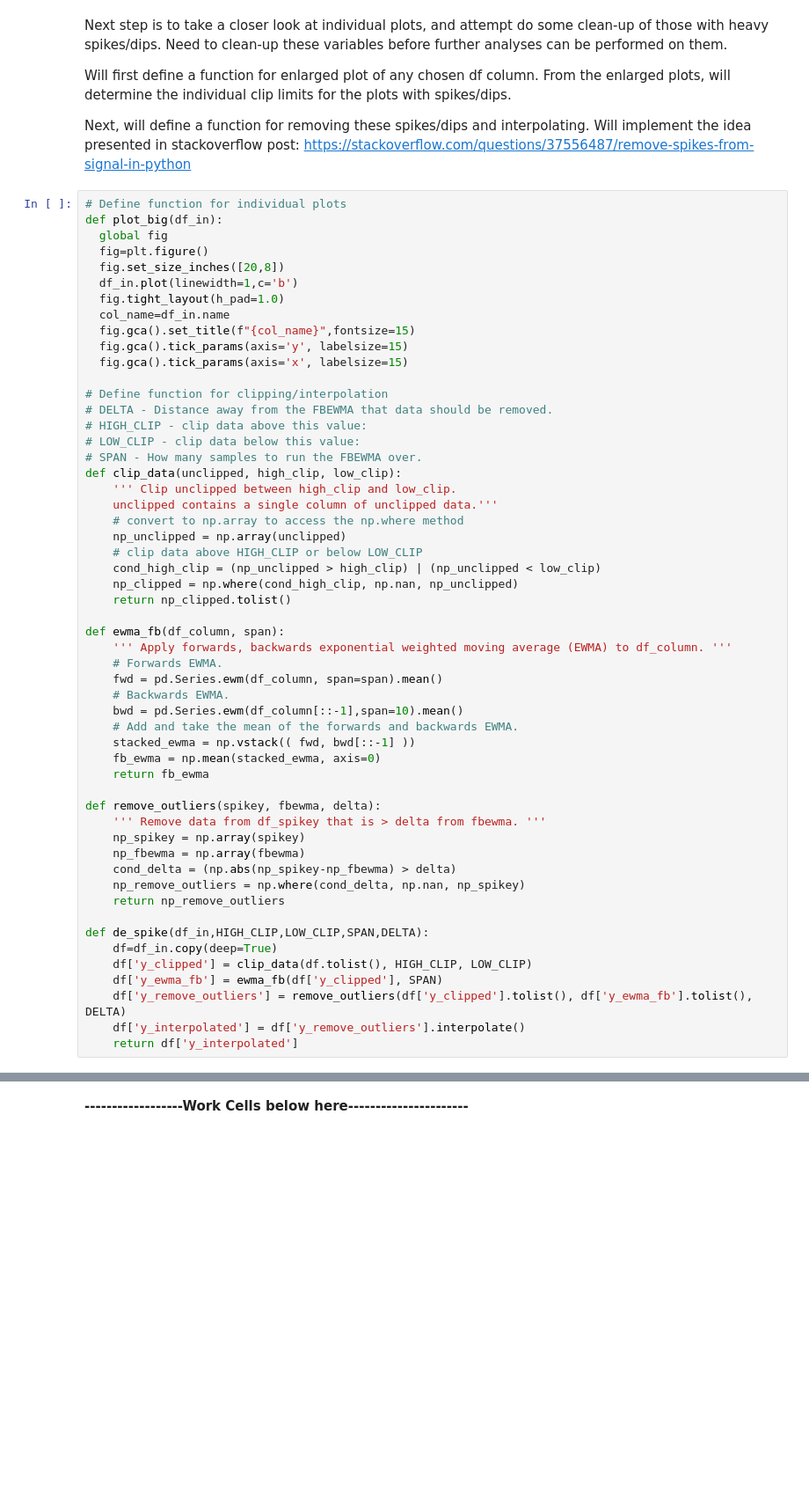
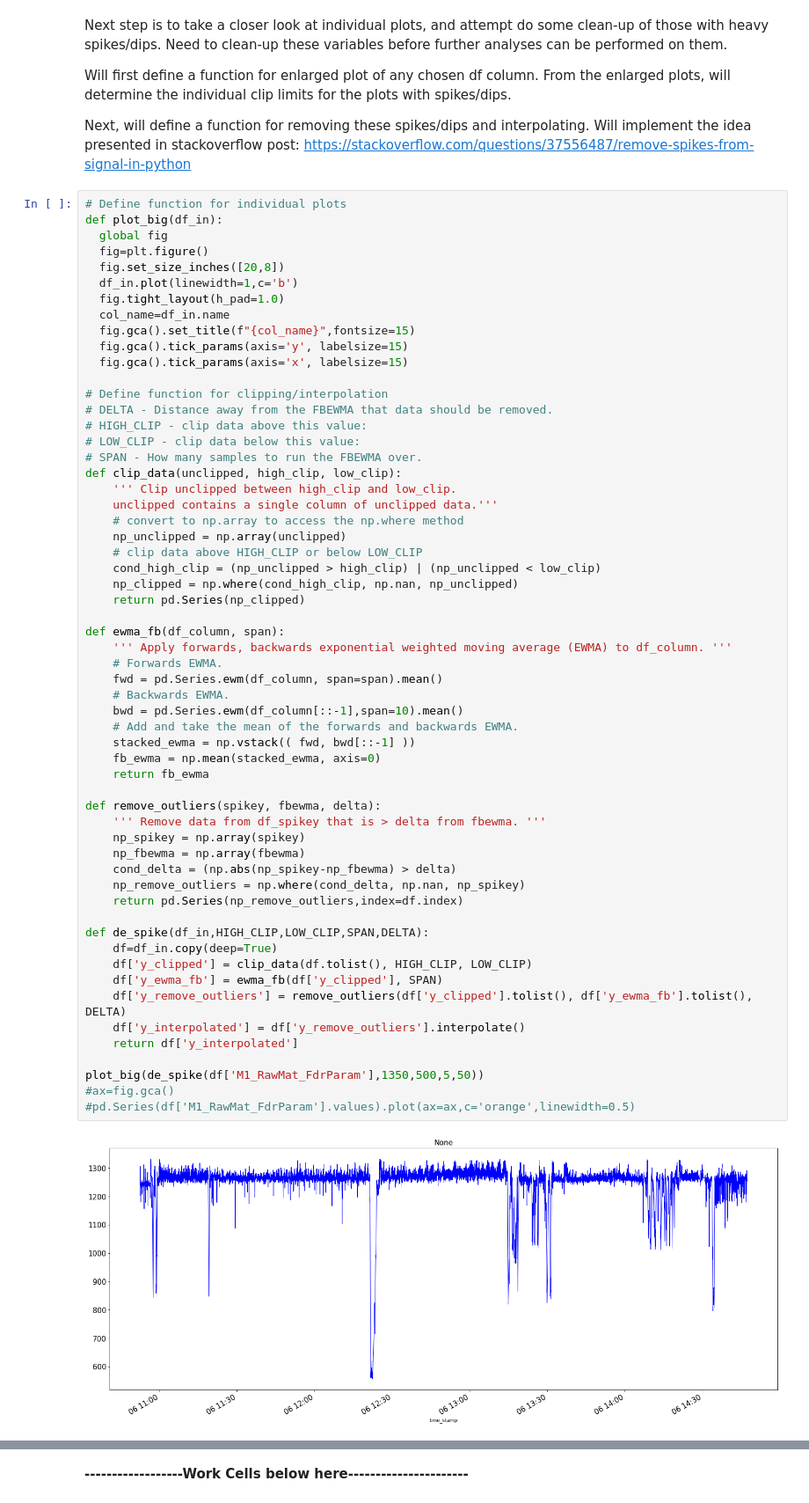
Before and after one commit to gbadeleye/Manufacturing-Projects, a Jupyter notebook: Multistage_Continuous_Flow_EDA.ipynb, the cells around one changed output, grey strips where cells are left out. Shown at 88% size. Drawn from its saved outputs; the diff is of its cells as text; blank space fills up the shorter version.

```diff
--- a/Multistage_Continuous_Flow_EDA.ipynb
+++ b/Multistage_Continuous_Flow_EDA.ipynb
@@ -325,33 +325,39 @@ def clip_data(unclipped, high_clip, low_clip):
     np_unclipped = np.array(unclipped)
     # clip data above HIGH_CLIP or below LOW_CLIP
     cond_high_clip = (np_unclipped > high_clip) | (np_unclipped < low_clip)
     np_clipped = np.where(cond_high_clip, np.nan, np_unclipped)
-    return np_clipped.tolist()
+    return pd.Series(np_clipped)
 
 def ewma_fb(df_column, span):
     ''' Apply forwards, backwards exponential weighted moving average (EWMA) to df_column. '''
     # Forwards EWMA.
     fwd = pd.Series.ewm(df_column, span=span).mean()
     # Backwards EWMA.
     bwd = pd.Series.ewm(df_column[::-1],span=10).mean()
     # Add and take the mean of the forwards and backwards EWMA.
     stacked_ewma = np.vstack(( fwd, bwd[::-1] ))
     fb_ewma = np.mean(stacked_ewma, axis=0)
     return fb_ewma
 
 def remove_outliers(spikey, fbewma, delta):
     ''' Remove data from df_spikey that is > delta from fbewma. '''
     np_spikey = np.array(spikey)
     np_fbewma = np.array(fbewma)
     cond_delta = (np.abs(np_spikey-np_fbewma) > delta)
     np_remove_outliers = np.where(cond_delta, np.nan, np_spikey)
-    return np_remove_outliers
+    return pd.Series(np_remove_outliers,index=df.index)
 
 def de_spike(df_in,HIGH_CLIP,LOW_CLIP,SPAN,DELTA):
     df=df_in.copy(deep=True)
     df['y_clipped'] = clip_data(df.tolist(), HIGH_CLIP, LOW_CLIP)
     df['y_ewma_fb'] = ewma_fb(df['y_clipped'], SPAN)
     df['y_remove_outliers'] = remove_outliers(df['y_clipped'].tolist(), df['y_ewma_fb'].tolist(), DELTA)
     df['y_interpolated'] = df['y_remove_outliers'].interpolate()
     return df['y_interpolated']
+
+plot_big(de_spike(df['M1_RawMat_FdrParam'],1350,500,5,50))
+#ax=fig.gca()
+#pd.Series(df['M1_RawMat_FdrParam'].values).plot(ax=ax,c='orange',linewidth=0.5)
+# %% [output]
+[figure, added]
 # %%
```
Also changed, not shown: parts of 3 cells of this notebook.
